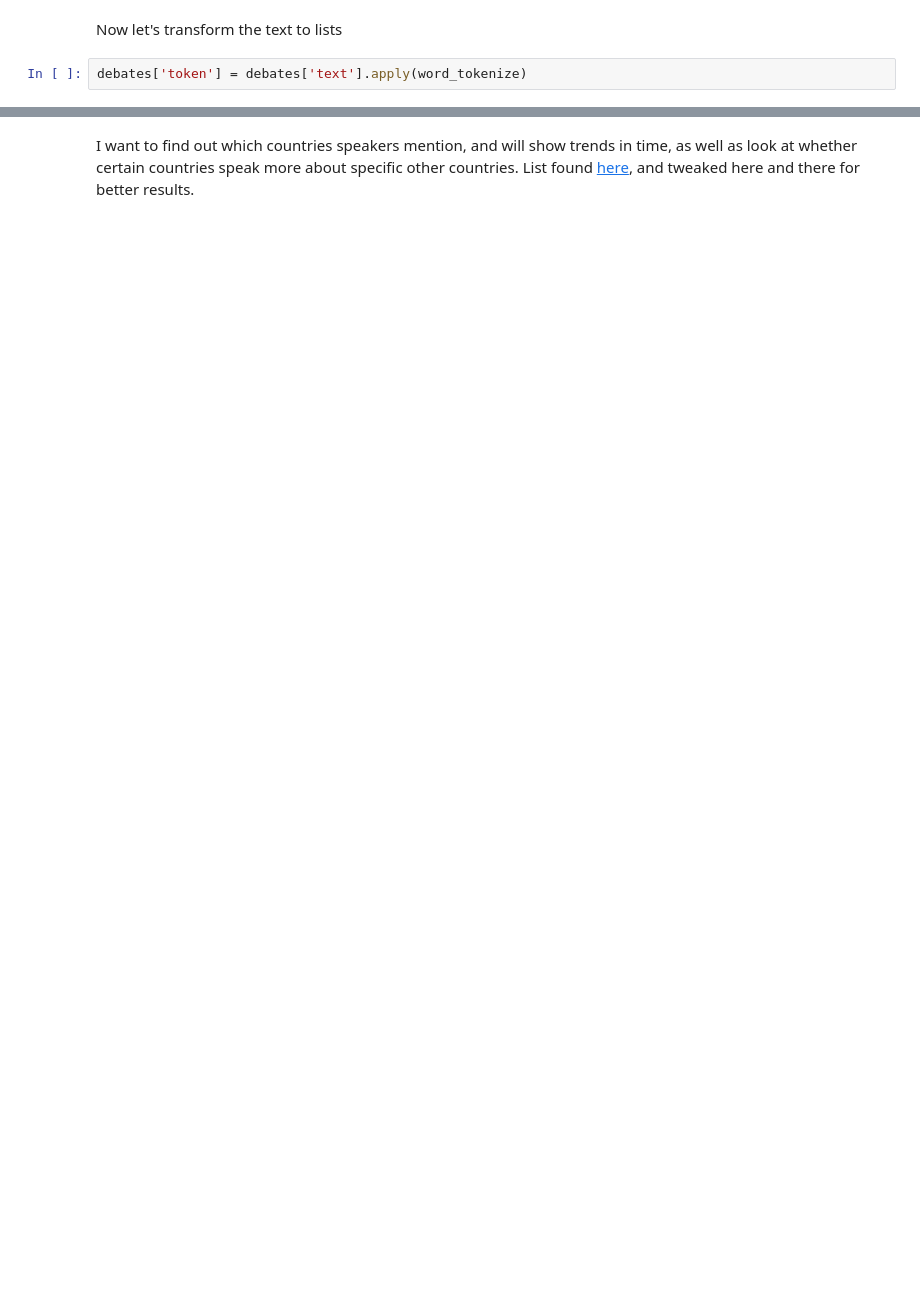
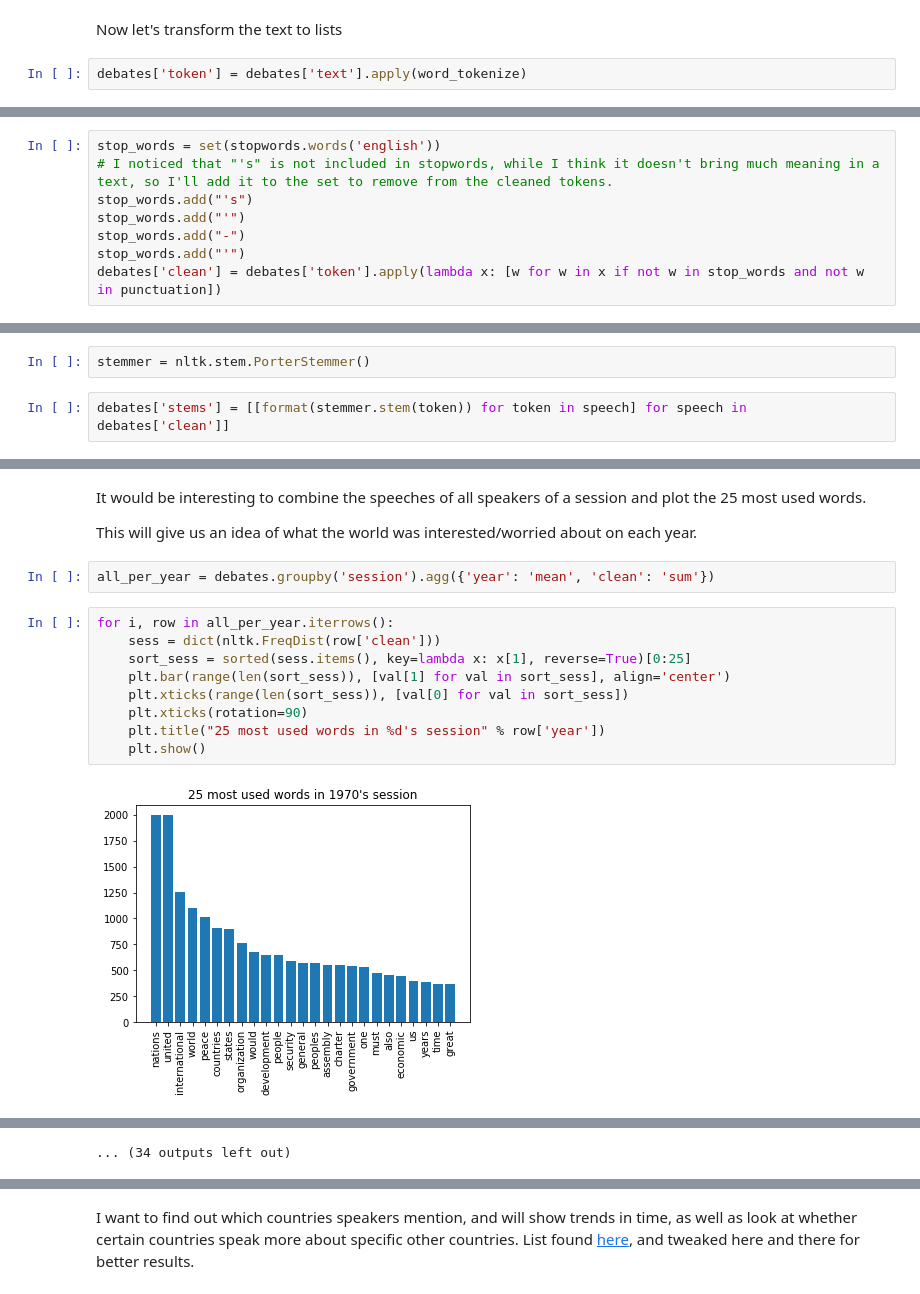
Before and after one commit to LaurentBerder/Kaggle, a Jupyter notebook: UN_General_Debate/UN_General_Debates.ipynb, the cells around one changed output, grey strips where cells are left out. Cells and saved outputs as stored; diff of their text form; blank space fills up the shorter version.

Commit message:
Improved NLP processes, sankey diagram still not showing

```diff
--- a/UN_General_Debate/UN_General_Debates.ipynb
+++ b/UN_General_Debate/UN_General_Debates.ipynb
@@ -67,0 +72,8 @@ debates['token'] = debates['text'].apply(word_tokenize)
+# %%
+stop_words = set(stopwords.words('english'))
+# I noticed that "'s" is not included in stopwords, while I think it doesn't bring much meaning in a text, so I'll add it to the set to remove from the cleaned tokens.
+stop_words.add("'s")
+stop_words.add("'")
+stop_words.add("-")
+stop_words.add("'")
+debates['clean'] = debates['token'].apply(lambda x: [w for w in x if not w in stop_words and not w in punctuation])
@@ -67,0 +82,4 @@ debates['token'] = debates['text'].apply(word_tokenize)
+# %%
+stemmer = nltk.stem.PorterStemmer()
+# %%
+debates['stems'] = [[format(stemmer.stem(token)) for token in speech] for speech in debates['clean']]
@@ -67,0 +95,17 @@ debates['token'] = debates['text'].apply(word_tokenize)
+# %% [markdown]
+It would be interesting to combine the speeches of all speakers of a session and plot the 25 most used words.
+
+This will give us an idea of what the world was interested/worried about on each year.
+# %%
+all_per_year = debates.groupby('session').agg({'year': 'mean', 'clean': 'sum'})
+# %%
+for i, row in all_per_year.iterrows():
+    sess = dict(nltk.FreqDist(row['clean']))
+    sort_sess = sorted(sess.items(), key=lambda x: x[1], reverse=True)[0:25]
+    plt.bar(range(len(sort_sess)), [val[1] for val in sort_sess], align='center')
+    plt.xticks(range(len(sort_sess)), [val[0] for val in sort_sess])
+    plt.xticks(rotation=90)
+    plt.title("25 most used words in %d's session" % row['year'])
+    plt.show()
+# %% [output]
+[figure, added]
@@ -67,0 +123 @@ debates['token'] = debates['text'].apply(word_tokenize)
+... (34 outputs left out)
```
Also changed, not shown: parts of 61 cells of this notebook.
